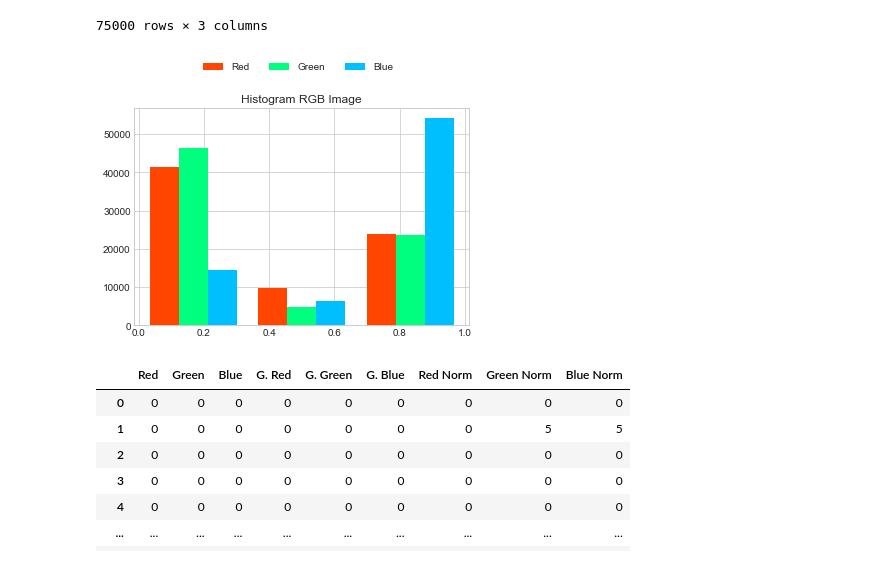
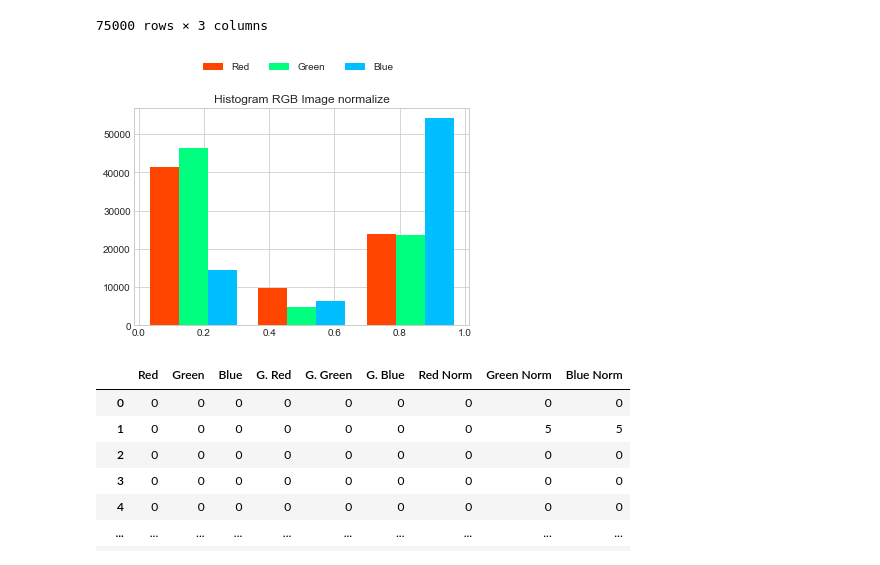
Before and after one commit to zodplugin/PengolahanCitra, a Jupyter notebook: M1_Pengolahan_Citra.ipynb, the cells around one changed output. Cells and saved outputs as stored; diff of their text form; code cells hidden in the pictures.

```diff
--- a/M1_Pengolahan_Citra.ipynb
+++ b/M1_Pengolahan_Citra.ipynb
@@ -170,14 +166,14 @@ cv2.waitKey(0)
 # closing all open windows
 cv2.destroyAllWindows()
 # %%
-list = []
+list_1 = []
 
 for i in img_normalized:
     for j in i:
-        list.append(j)
+        list_1.append(j)
 
 
-output_norm = pd.DataFrame(list)
+output_norm = pd.DataFrame(list_1)
 df_norm = output_norm.rename(columns={0: 'Red', 1: "Green", 2: "Blue"})
 df_norm
 # %% [output]
@@ -196,16 +192,16 @@ df_norm
 75000 rows × 3 columns
 # %%
 # Set title
-plt.title("Histogram RGB Image")
+plt.title("Histogram RGB Image normalize")
 plt.style.use('seaborn-whitegrid')
 plt.hist(df_norm, color=["orangered", "springgreen", "deepskyblue"],
          bins=3, label=["Red", "Green", "Blue"])
 
 plt.legend(bbox_to_anchor=(0.80, 1.25), ncol=3)
 
 plt.show()
 # %% [output]
-[figure, old version]
+[figure, new version]
 # %%
 value_r = []
 value_g = []
```
Also changed, not shown: parts of 5 cells of this notebook, 1 other file.
